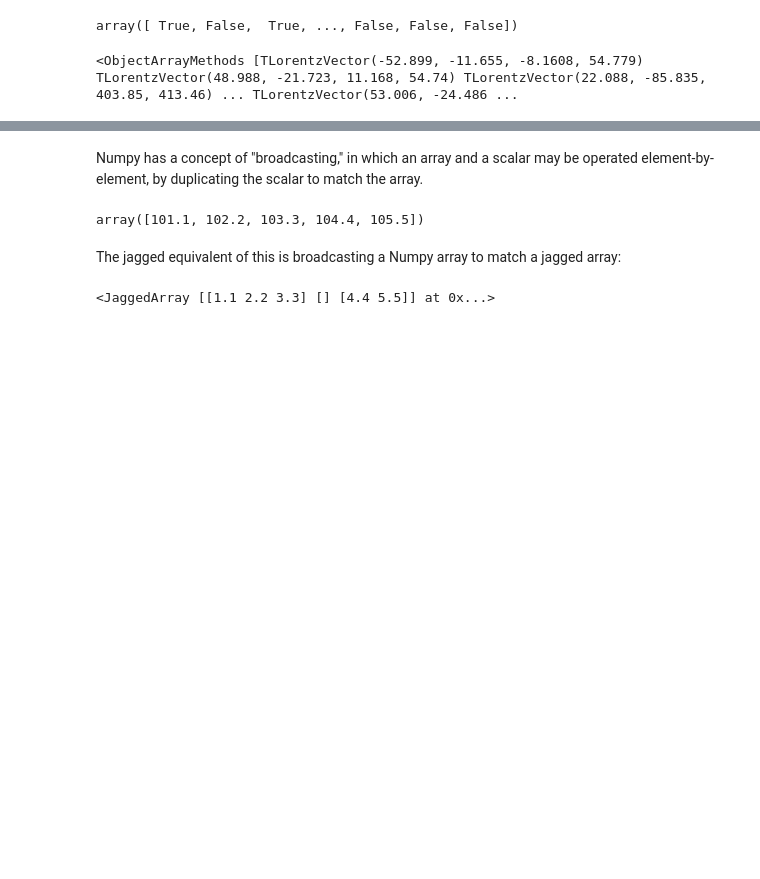
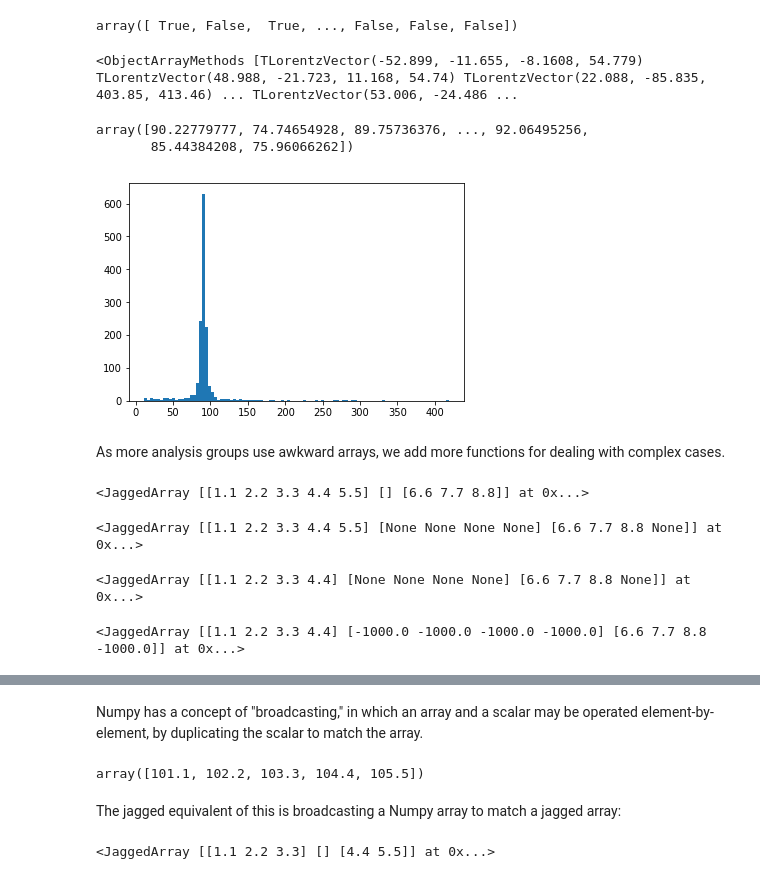
Before and after one commit to jpivarski-talks/2019-04-01-fermilab-carpentries, a Jupyter notebook: 06-awkward-arrays.ipynb, the cells around one changed output, grey strips where cells are left out. Drawn from its saved outputs; the diff is of its cells as text; code cells hidden in the pictures; blank space fills up the shorter version.

```diff
--- a/06-awkward-arrays.ipynb
+++ b/06-awkward-arrays.ipynb
@@ -277,3 +282,8 @@ second = b[hastwo, 1]
 first                    # an ObjectArray with TLorentzVector methods, but no longer jagged
 # %% [output]
 <ObjectArrayMethods [TLorentzVector(-52.899, -11.655, -8.1608, 54.779) TLorentzVector(48.988, -21.723, 11.168, 54.74) TLorentzVector(22.088, -85.835, 403.85, 413.46) ... TLorentzVector(53.006, -24.486 ...
+# %%
+(first + second).mass
+# %% [output]
+array([90.22779777, 74.74654928, 89.75736376, ..., 92.06495256,
+       85.44384208, 75.96066262])
@@ -279,0 +292,24 @@ first                    # an ObjectArray with TLorentzVector methods, but no lo
+# %%
+import matplotlib.pyplot
+matplotlib.pyplot.hist((first + second).mass, 100);
+# %% [output]
+[figure, added]
+# %% [markdown]
+As more analysis groups use awkward arrays, we add more functions for dealing with complex cases.
+# %%
+x = awkward.fromiter([[1.1, 2.2, 3.3, 4.4, 5.5], [], [6.6, 7.7, 8.8]])
+x
+# %% [output]
+<JaggedArray [[1.1 2.2 3.3 4.4 5.5] [] [6.6 7.7 8.8]] at 0x...>
+# %%
+x.pad(4)                                     # ensure at least two elements
+# %% [output]
+<JaggedArray [[1.1 2.2 3.3 4.4 5.5] [None None None None] [6.6 7.7 8.8 None]] at 0x...>
+# %%
+x.pad(4, clip=True)                          # exactly two elements
+# %% [output]
+<JaggedArray [[1.1 2.2 3.3 4.4] [None None None None] [6.6 7.7 8.8 None]] at 0x...>
+# %%
+x.pad(4, clip=True).fillna(-1000)            # turn "None" into -1000
+# %% [output]
+<JaggedArray [[1.1 2.2 3.3 4.4] [-1000.0 -1000.0 -1000.0 -1000.0] [6.6 7.7 8.8 -1000.0]] at 0x...>
```
Also changed, not shown: parts of 21 cells of this notebook.
